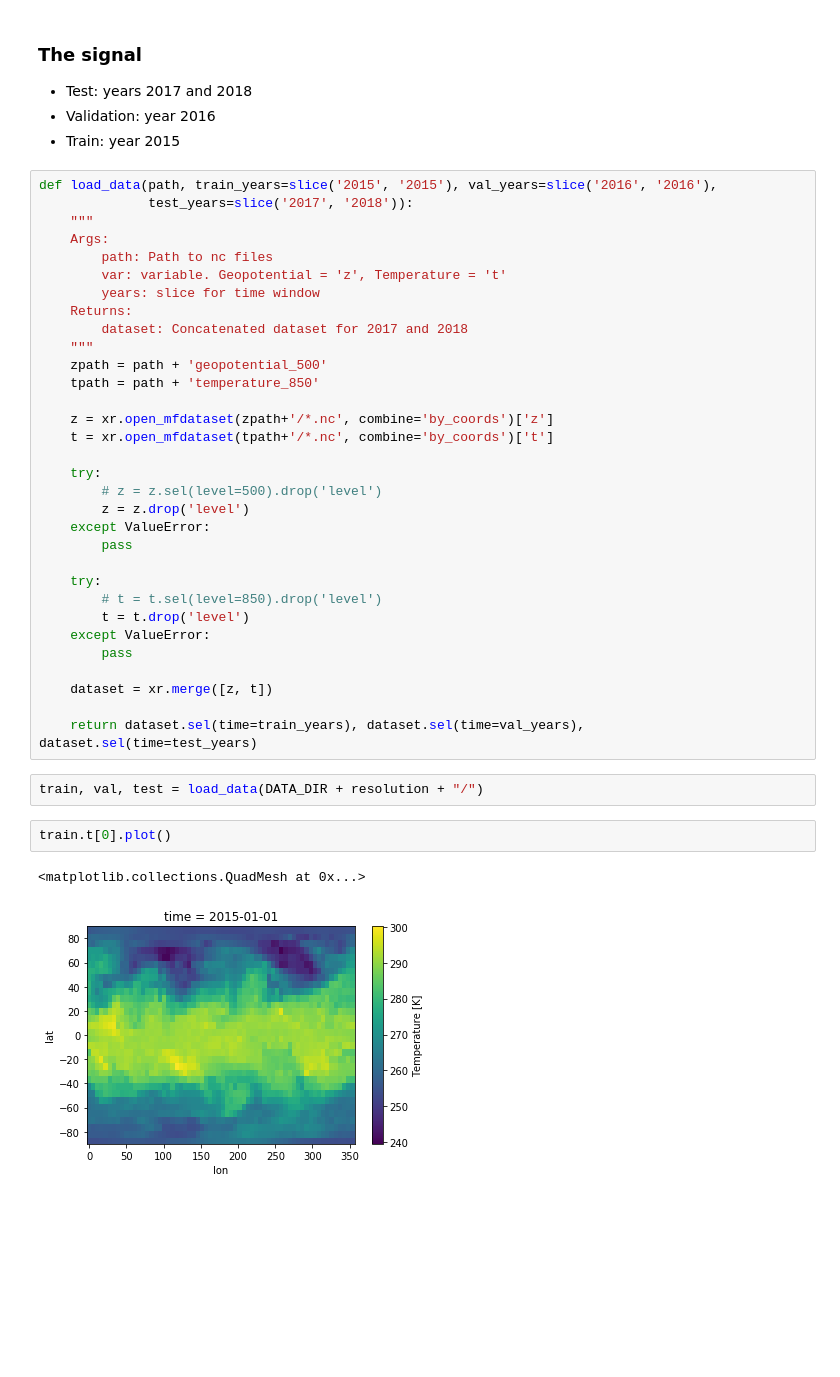
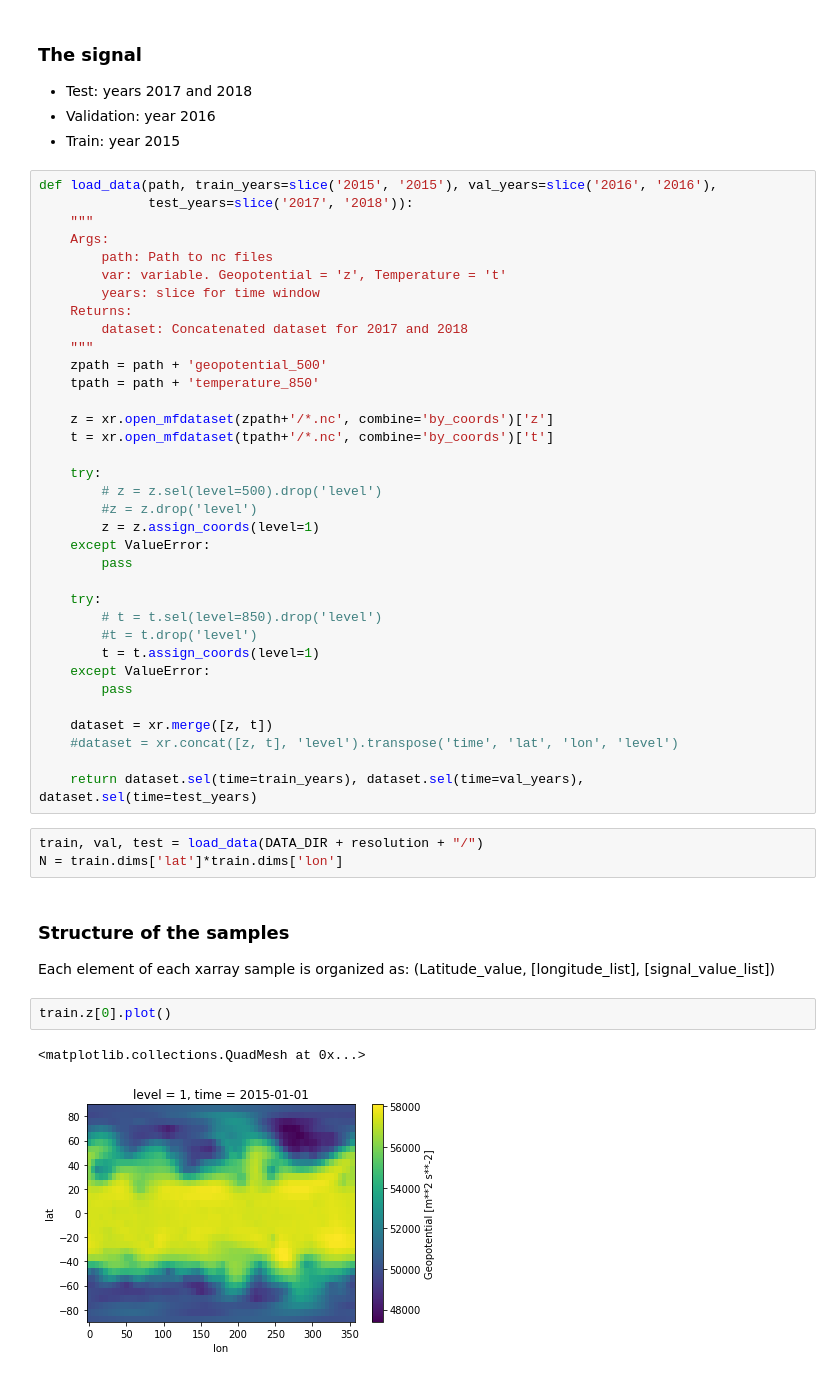
Before and after one commit to deepsphere/deepsphere-weather, a Jupyter notebook: notebooks/data_processing.ipynb, the cells around one changed output. Cells and saved outputs as stored; diff of their text form; blank space fills up the shorter version.

```diff
--- a/notebooks/data_processing.ipynb
+++ b/notebooks/data_processing.ipynb
@@ -41,24 +36,32 @@ def load_data(path, train_years=slice('2015', '2015'), val_years=slice('2016', '
 
     try:
         # z = z.sel(level=500).drop('level')
-        z = z.drop('level')
+        #z = z.drop('level')
+        z = z.assign_coords(level=1)
     except ValueError:
         pass
 
     try:
         # t = t.sel(level=850).drop('level')
-        t = t.drop('level')
+        #t = t.drop('level')
+        t = t.assign_coords(level=1)
     except ValueError:
         pass
 
     dataset = xr.merge([z, t])
+    #dataset = xr.concat([z, t], 'level').transpose('time', 'lat', 'lon', 'level')
 
     return dataset.sel(time=train_years), dataset.sel(time=val_years), dataset.sel(time=test_years)
 # %%
 train, val, test = load_data(DATA_DIR + resolution + "/")
+N = train.dims['lat']*train.dims['lon']
+# %% [markdown]
+### Structure of the samples
+
+Each element of each xarray sample is organized as: (Latitude_value, [longitude_list], [signal_value_list])
 # %%
-train.t[0].plot()
+train.z[0].plot()
 # %% [output]
 <matplotlib.collections.QuadMesh at 0x...>
-[figure, old version]
+[figure, new version]
 # %%
```
Also changed, not shown: parts of 25 cells of this notebook.
